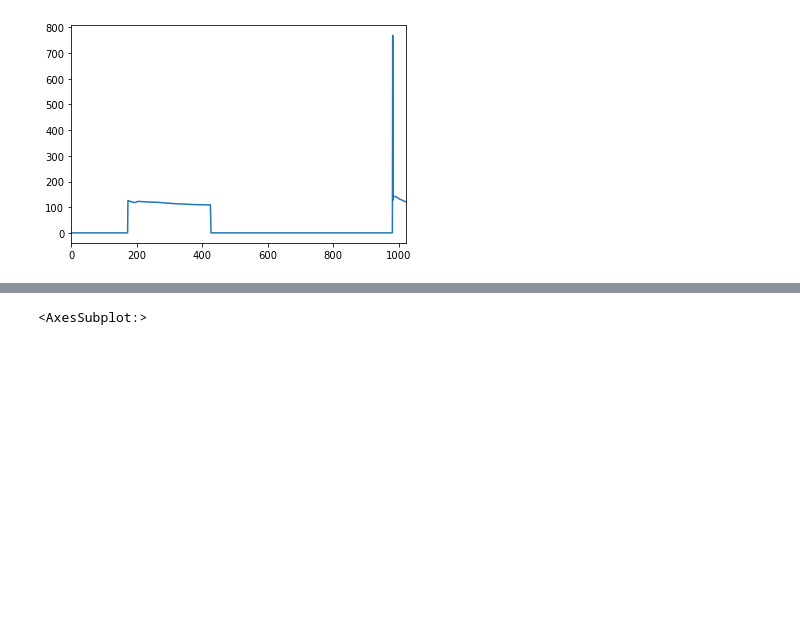
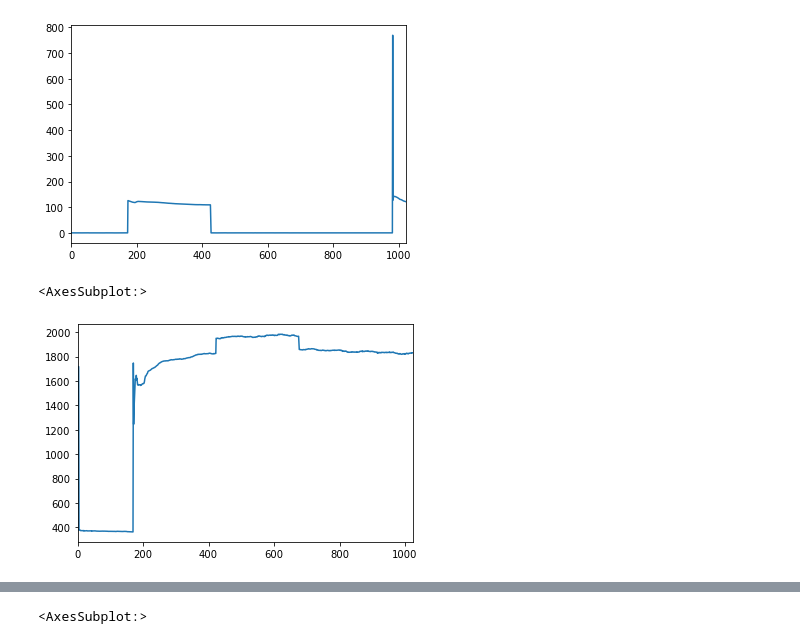
Before and after one commit to caxefaizan/RNN_Model, a Jupyter notebook: Get Data.ipynb, the cells around one changed output, grey strips where cells are left out. Saved outputs shown, nothing was run; the diff lists cells and outputs as text; code cells hidden in the pictures; blank space fills up the shorter version.

```diff
--- a/Get Data.ipynb
+++ b/Get Data.ipynb
@@ -37,3 +43,7 @@ pd.Series(k).plot()
 [figure]
 # %%
 j[400:800] = j[400:800]+k[150:550]
+pd.Series(j).plot()
+# %% [output]
+<AxesSubplot:>
+[figure, added]
```
Also changed, not shown: parts of 49 cells of this notebook.
